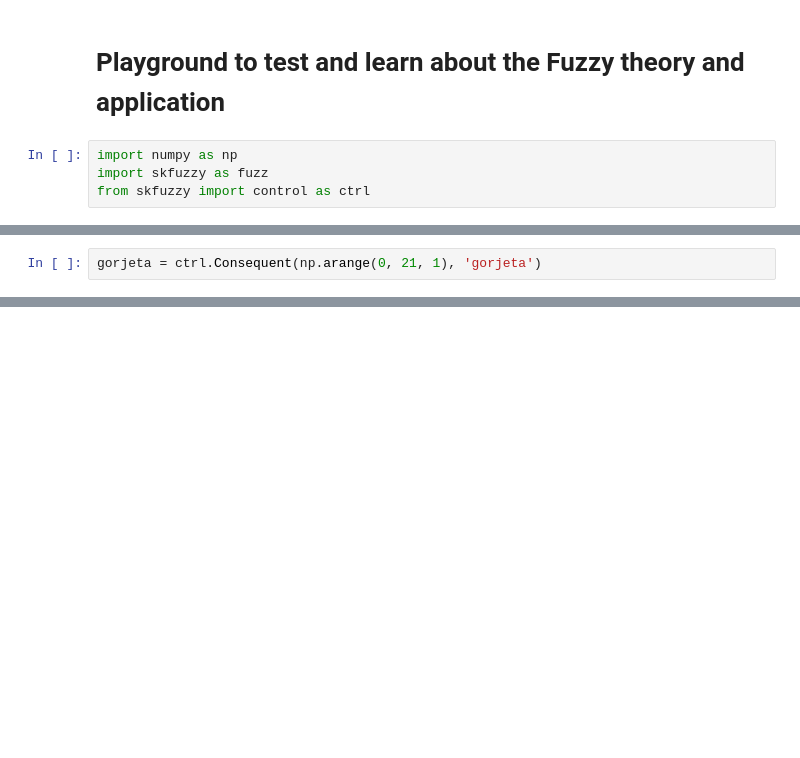
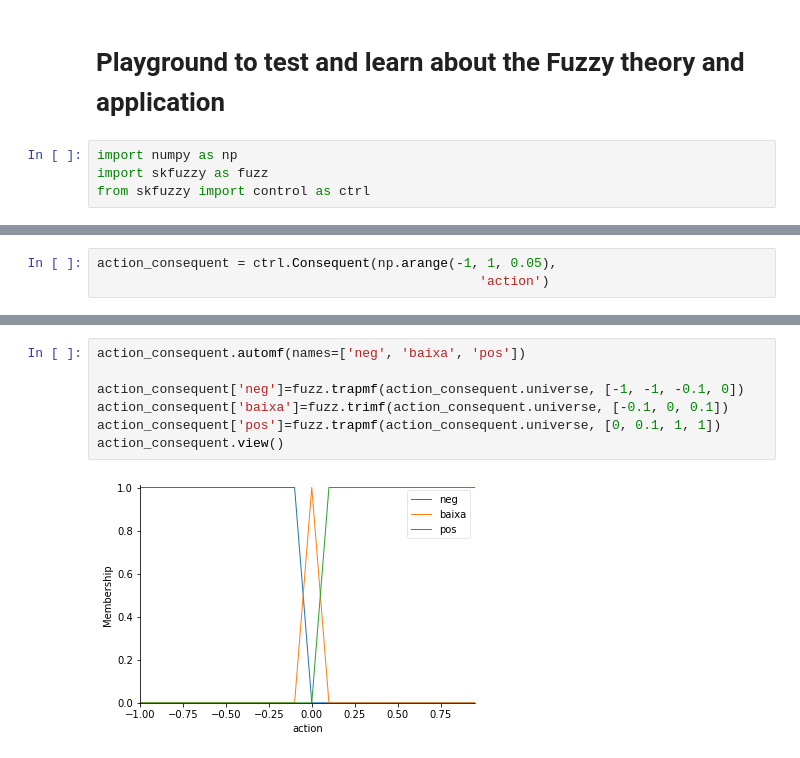
Before and after one commit to MacielMachado/fuzzy, a Jupyter notebook: notebooks/playground.ipynb, the cells around one changed output, grey strips where cells are left out. Saved outputs shown, nothing was run; the diff lists cells and outputs as text; blank space fills up the shorter version.

```diff
--- a/notebooks/playground.ipynb
+++ b/notebooks/playground.ipynb
@@ -14,2 +14,3 @@ servico = ctrl.Antecedent(np.arange(0, 11, 1), 'servico')
 # %%
-gorjeta = ctrl.Consequent(np.arange(0, 21, 1), 'gorjeta')
+action_consequent = ctrl.Consequent(np.arange(-1, 1, 0.05),
+                                                 'action')
@@ -51,0 +47,9 @@ gorjeta.view(sim= sistema)
+# %%
+action_consequent.automf(names=['neg', 'baixa', 'pos'])
+
+action_consequent['neg']=fuzz.trapmf(action_consequent.universe, [-1, -1, -0.1, 0])
+action_consequent['baixa']=fuzz.trimf(action_consequent.universe, [-0.1, 0, 0.1])
+action_consequent['pos']=fuzz.trapmf(action_consequent.universe, [0, 0.1, 1, 1])
+action_consequent.view()
+# %% [output]
+[figure, added]
```
Also changed, not shown: parts of 17 cells of this notebook, 5 other files.
